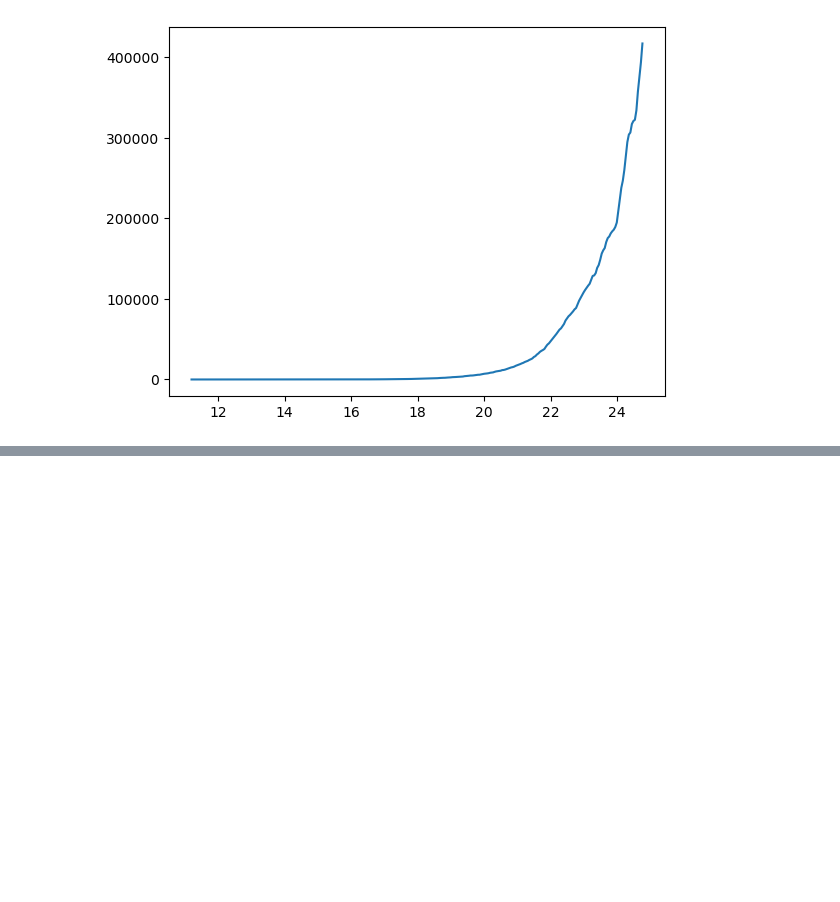
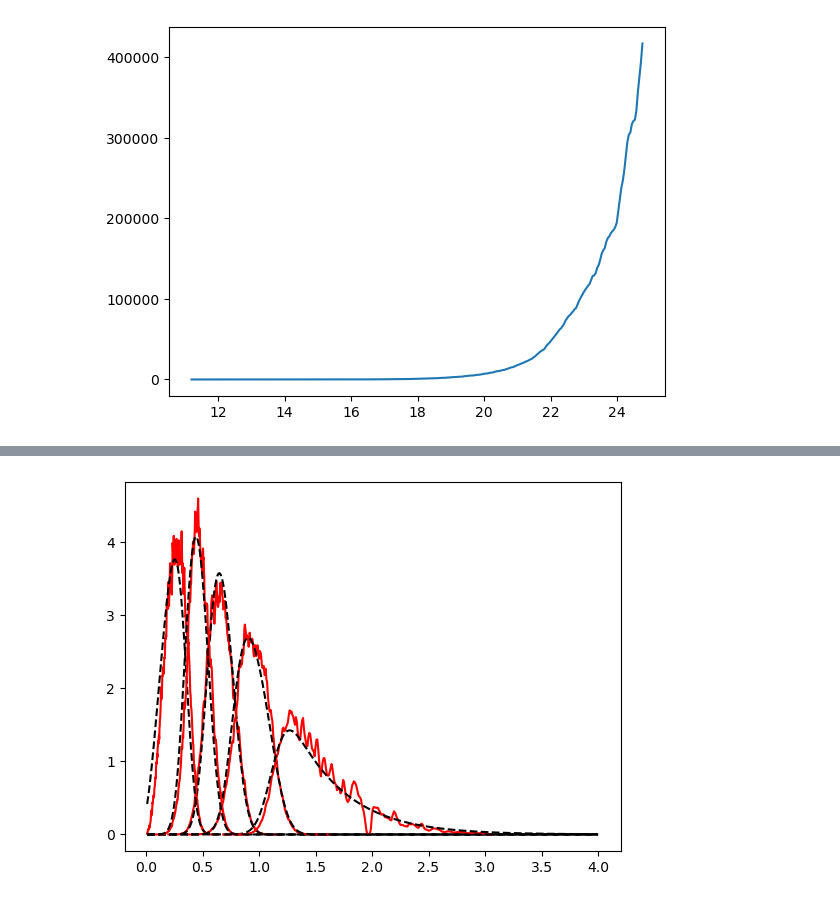
Before and after one commit to LSSTDESC/SkySim5000_IA_infusion, a Jupyter notebook: Nz_HOD.ipynb, the cells around one changed output, grey strips where cells are left out. Saved outputs shown, nothing was run; the diff lists cells and outputs as text; code cells hidden in the pictures; blank space fills up the shorter version.

```diff
--- a/Nz_HOD.ipynb
+++ b/Nz_HOD.ipynb
@@ -64,0 +133,6 @@ plt.ylim(0.0, 4.0)
+# %%
+#FullCat = np.loadtxt(in_path+'GalCat_SkySimHOD_z0_Z3_V1.2.dat', )
+
+FullCat = pd.read_csv(in_path+'GalCat_SkySimHOD_z0_Z3_V1.2.dat', delimiter='\s+', header=0)
+
+#FullCat = Table.read(in_path+'GalCat_SkySimHOD_z0_Z3_V1.2.dat', format='ascii')
@@ -64,0 +147,3 @@ plt.ylim(0.0, 4.0)
+# %%
+SortedCat = FullCat.sort_values(by='#redshift')
+SortedCat.head(5)
@@ -64,0 +157,18 @@ plt.ylim(0.0, 4.0)
+# %%
+write_data = True
+
+# cut the selected gals and write to .dat file
+for i, ind in enumerate(nz_inds):
+    target_nz = nzs_s[ind]
+    # sel inds list is already ordered correctly
+    tomo_bin = SortedCat.iloc[sel_inds_list[i]]
+    sel_z = tomo_bin['#redshift']
+    sel_nz, sel_bins = np.histogram(sel_z, bins=300, density=None)
+    sel_nz_norm = sel_nz/sum(sel_nz*(sel_bins[1] - sel_bins[0]))
+    plt.plot(sel_bins[:-1], sel_nz_norm, ls='-', c='r')
+    plt.plot(z, target_nz, ls='--', c='k')
+
+    if write_data:
+        tomo_bin.to_csv(out_path+'GalCat_tomo%d_06GpAM.dat'%(ind+1), index=False, sep=' ')
+# %% [output]
+[figure, added]
```
Also changed, not shown: parts of 11 cells of this notebook.
